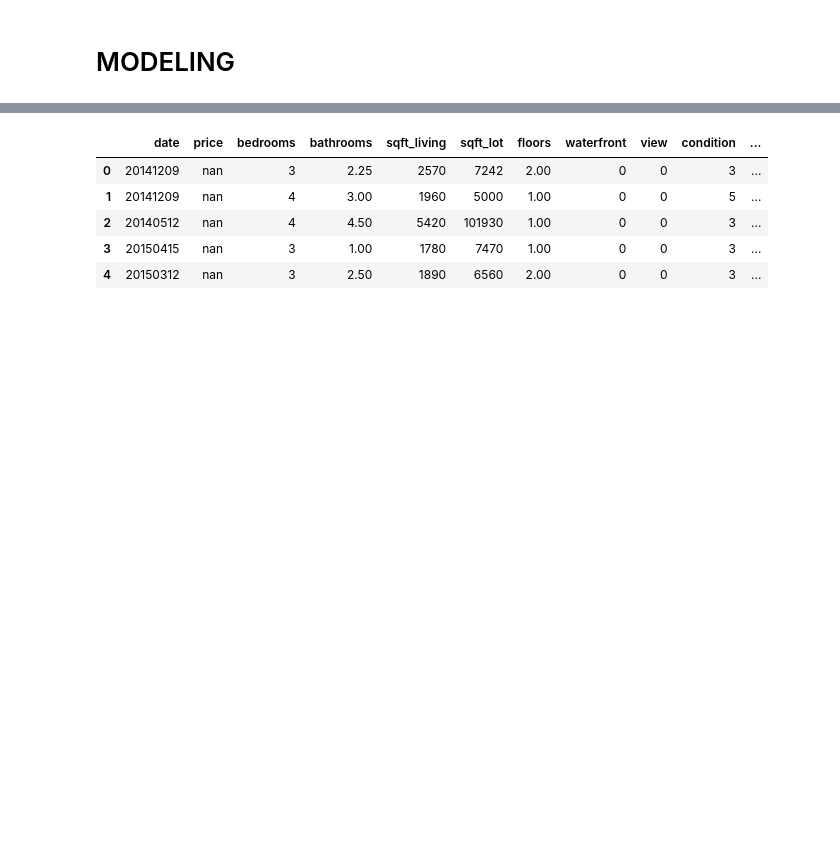
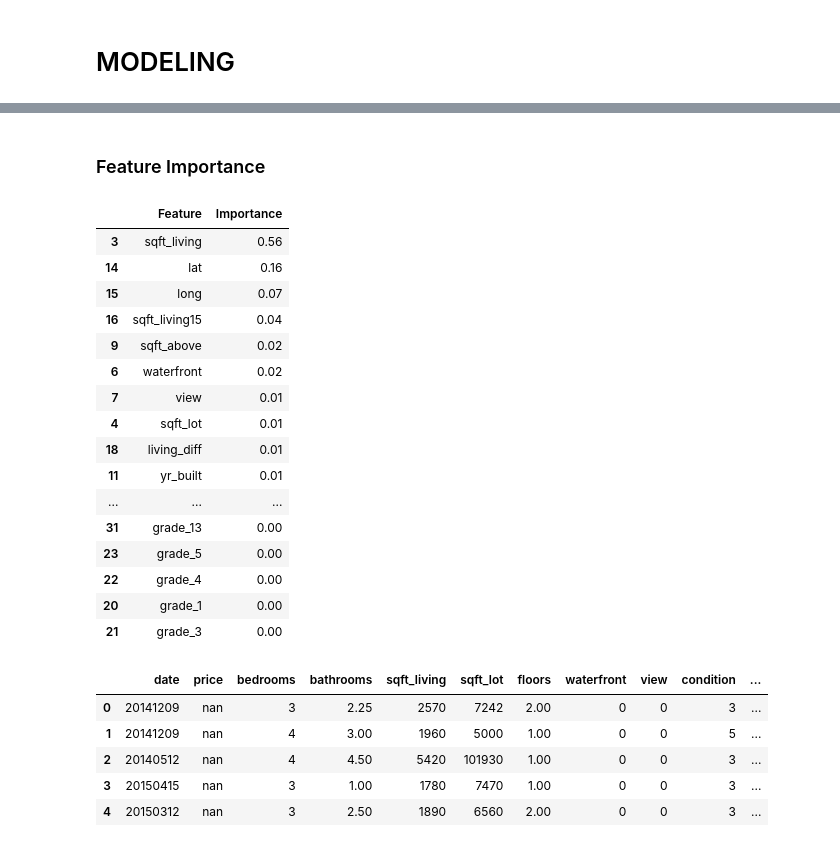
Before and after one commit to bicsu/House-Price-Prediction-KaKR-, a Jupyter notebook: KaKR_ML2.ipynb, the cells around one changed output, grey strips where cells are left out. Cells and saved outputs as stored; diff of their text form; code cells hidden in the pictures; blank space fills up the shorter version.

```diff
--- a/KaKR_ML2.ipynb
+++ b/KaKR_ML2.ipynb
@@ -261,3 +270,31 @@ training Runtime: 0.53 Minutes
+# %% [markdown]
+### Feature Importance
+# %%
+# tree.feature_importances_로 설명변수 중요도 확인 및 테이블로 저장
+ds_feature_importance = pd.DataFrame()
+ds_feature_importance["Feature"] = X_train.columns
+ds_feature_importance["Importance"] = rf.feature_importances_
+#ds_feature_importance의 테이블을 중요도별로 정렬
+ds_feature_importance=ds_feature_importance.sort_values("Importance", ascending=False)
+ds_feature_importance.round(3)
+# %% [output]
+|  | Feature | Importance |
+| 3 | sqft_living | 0.56 |
+| 14 | lat | 0.16 |
+| 15 | long | 0.07 |
+| 16 | sqft_living15 | 0.04 |
+| 9 | sqft_above | 0.02 |
+| 6 | waterfront | 0.02 |
+| 7 | view | 0.01 |
+| 4 | sqft_lot | 0.01 |
+| 18 | living_diff | 0.01 |
+| 11 | yr_built | 0.01 |
+| ... | ... | ... |
+| 31 | grade_13 | 0.00 |
+| 23 | grade_5 | 0.00 |
+| 22 | grade_4 | 0.00 |
+| 20 | grade_1 | 0.00 |
+| 21 | grade_3 | 0.00 |
 # %%
 test_.head()
 # %% [output]
```
Also changed, not shown: parts of 14 cells of this notebook.
